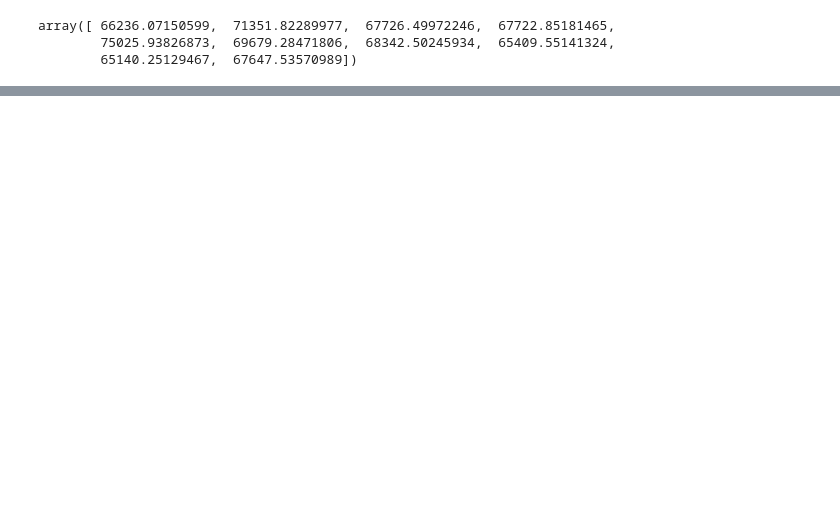
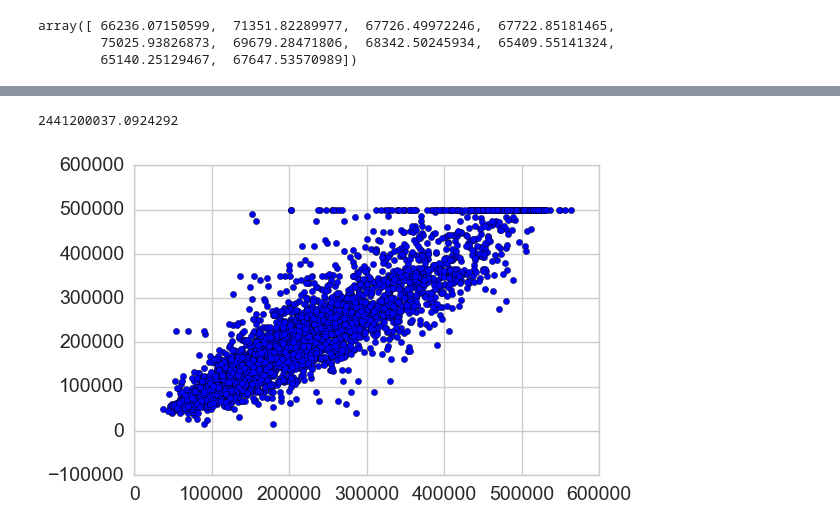
Before and after one commit to brianliu2/hand_on_ML, a Jupyter notebook: end_to_end_ML_pipeline_xgboost_bayesopt.ipynb, the cells around one changed output, grey strips where cells are left out. Saved outputs shown, nothing was run; the diff lists cells and outputs as text; code cells hidden in the pictures; blank space fills up the shorter version.

```diff
--- a/end_to_end_ML_pipeline_xgboost_bayesopt.ipynb
+++ b/end_to_end_ML_pipeline_xgboost_bayesopt.ipynb
@@ -780,0 +892,3 @@ array([ 66236.07150599,  71351.82289977,  67726.49972246,  67722.85181465,
+# %%
+housing_test_prepared = full_pipeline.fit_transform(housing_test)
+housing_test_prepared.shape
@@ -780,0 +897,9 @@ array([ 66236.07150599,  71351.82289977,  67726.49972246,  67722.85181465,
+# %%
+xgb_regressor_optimal = XGBRegressor(#alpha=xgbBO.res['max']['max_params']['alpha'],\
+                                     colsample_bytree = xgbBO.res['max']['max_params']['colsample_bytree'],\
+                                     gamma = xgbBO.res['max']['max_params']['gamma'],\
+                                     max_depth = int(xgbBO.res['max']['max_params']['max_depth']),\
+                                     subsample = xgbBO.res['max']['max_params']['subsample'],\
+                                     min_child_weight = int(xgbBO.res['max']['max_params']['min_child_weight']))
+# %%
+xgb_regressor_optimal.fit(housing_prepared, housing_labels)
@@ -780,0 +914,10 @@ array([ 66236.07150599,  71351.82289977,  67726.49972246,  67722.85181465,
+# %%
+predict_test = xgb_regressor_optimal.predict(housing_test_prepared)
+# %%
+mean_squared_error(predict_test, housing_test_labels)
+# %% [output]
+2441200037.0924292
+# %%
+plt.scatter(predict_test, housing_test_labels);
+# %% [output]
+[figure, added]
```
Also changed, not shown: parts of 21 cells of this notebook.
